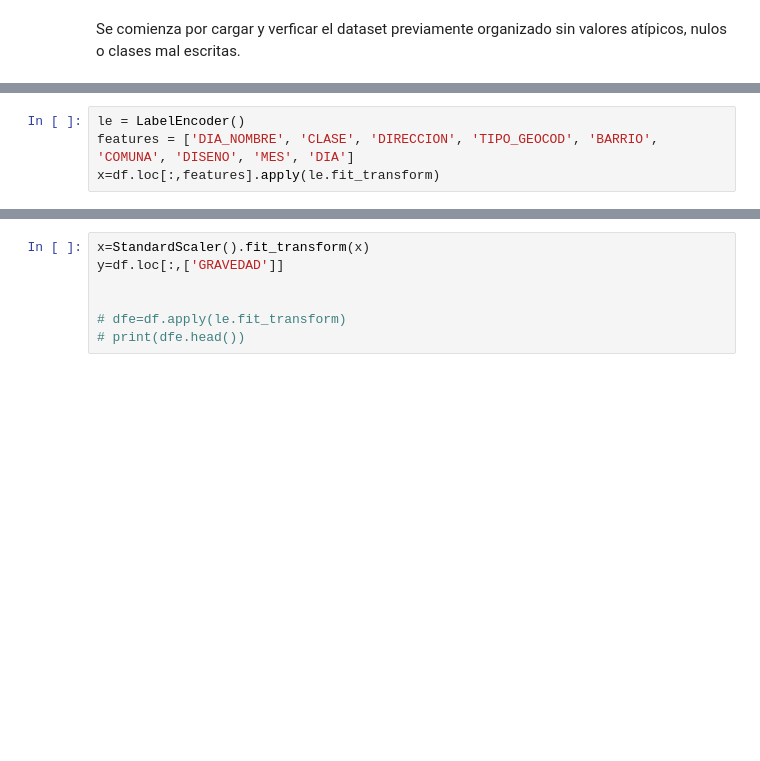
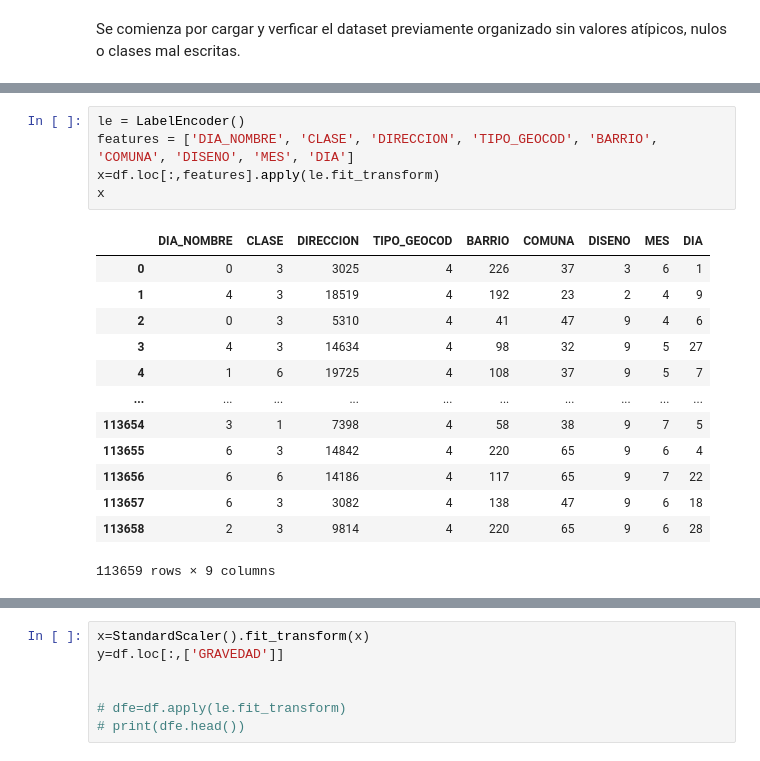
Before and after one commit to Dfriveraa/Accident-predictor, a Jupyter notebook: Main.ipynb, the cells around one changed output, grey strips where cells are left out. Saved outputs shown, nothing was run; the diff lists cells and outputs as text; blank space fills up the shorter version.

```diff
--- a/Main.ipynb
+++ b/Main.ipynb
@@ -29,4 +39,19 @@ En este punto de el desarrollo, nuestro dataset tiene dos parámetros
 # %%
 le = LabelEncoder()
 features = ['DIA_NOMBRE', 'CLASE', 'DIRECCION', 'TIPO_GEOCOD', 'BARRIO', 'COMUNA', 'DISENO', 'MES', 'DIA']
 x=df.loc[:,features].apply(le.fit_transform)
+x
+# %% [output]
+|  | DIA_NOMBRE | CLASE | DIRECCION | TIPO_GEOCOD | BARRIO | COMUNA | DISENO | MES | DIA |
+| 0 | 0 | 3 | 3025 | 4 | 226 | 37 | 3 | 6 | 1 |
+| 1 | 4 | 3 | 18519 | 4 | 192 | 23 | 2 | 4 | 9 |
+| 2 | 0 | 3 | 5310 | 4 | 41 | 47 | 9 | 4 | 6 |
+| 3 | 4 | 3 | 14634 | 4 | 98 | 32 | 9 | 5 | 27 |
+| 4 | 1 | 6 | 19725 | 4 | 108 | 37 | 9 | 5 | 7 |
+| ... | ... | ... | ... | ... | ... | ... | ... | ... | ... |
+| 113654 | 3 | 1 | 7398 | 4 | 58 | 38 | 9 | 7 | 5 |
+| 113655 | 6 | 3 | 14842 | 4 | 220 | 65 | 9 | 6 | 4 |
+| 113656 | 6 | 6 | 14186 | 4 | 117 | 65 | 9 | 7 | 22 |
+| 113657 | 6 | 3 | 3082 | 4 | 138 | 47 | 9 | 6 | 18 |
+| 113658 | 2 | 3 | 9814 | 4 | 220 | 65 | 9 | 6 | 28 |
+113659 rows × 9 columns
```
Also changed, not shown: parts of 5 cells of this notebook.
